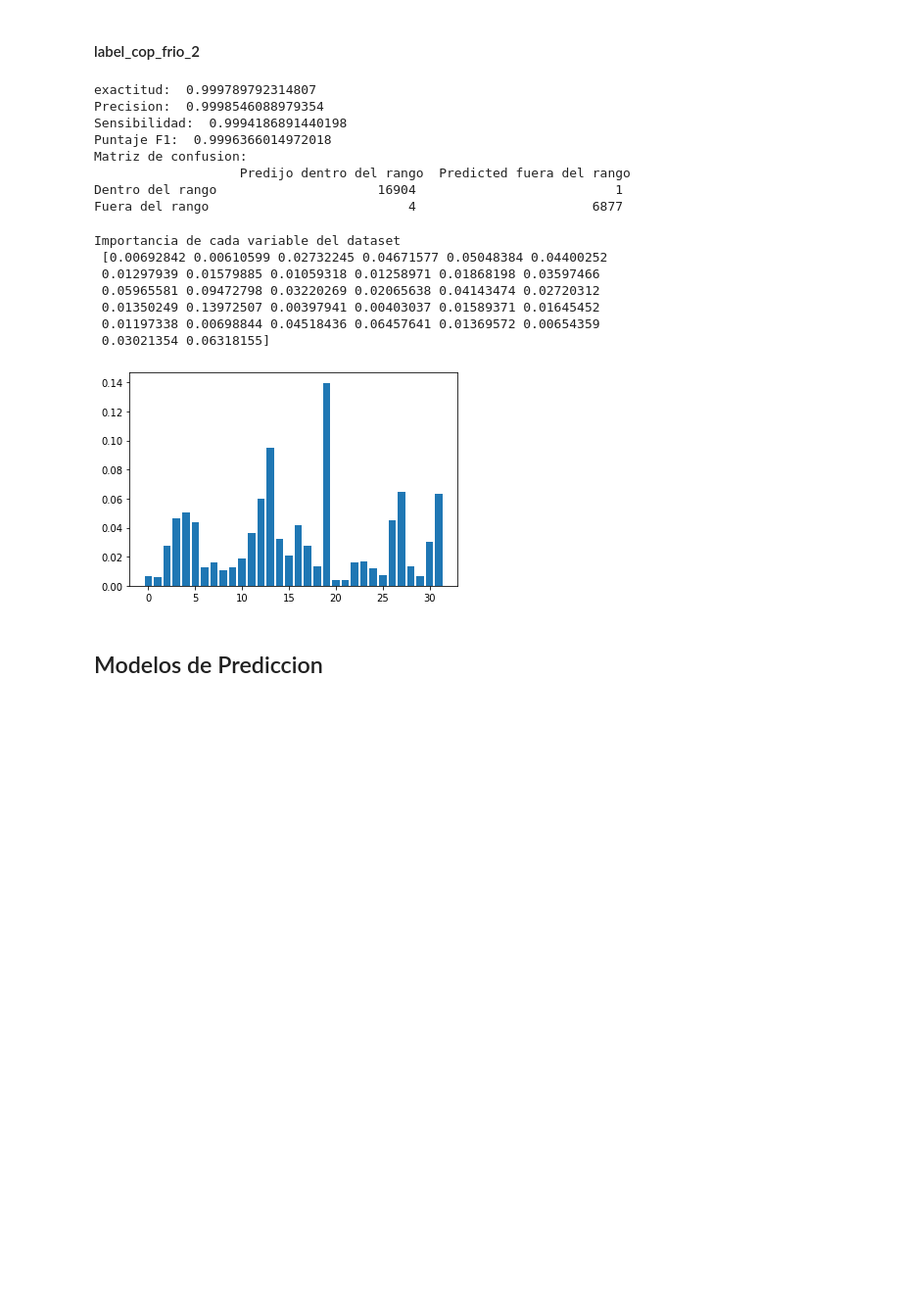
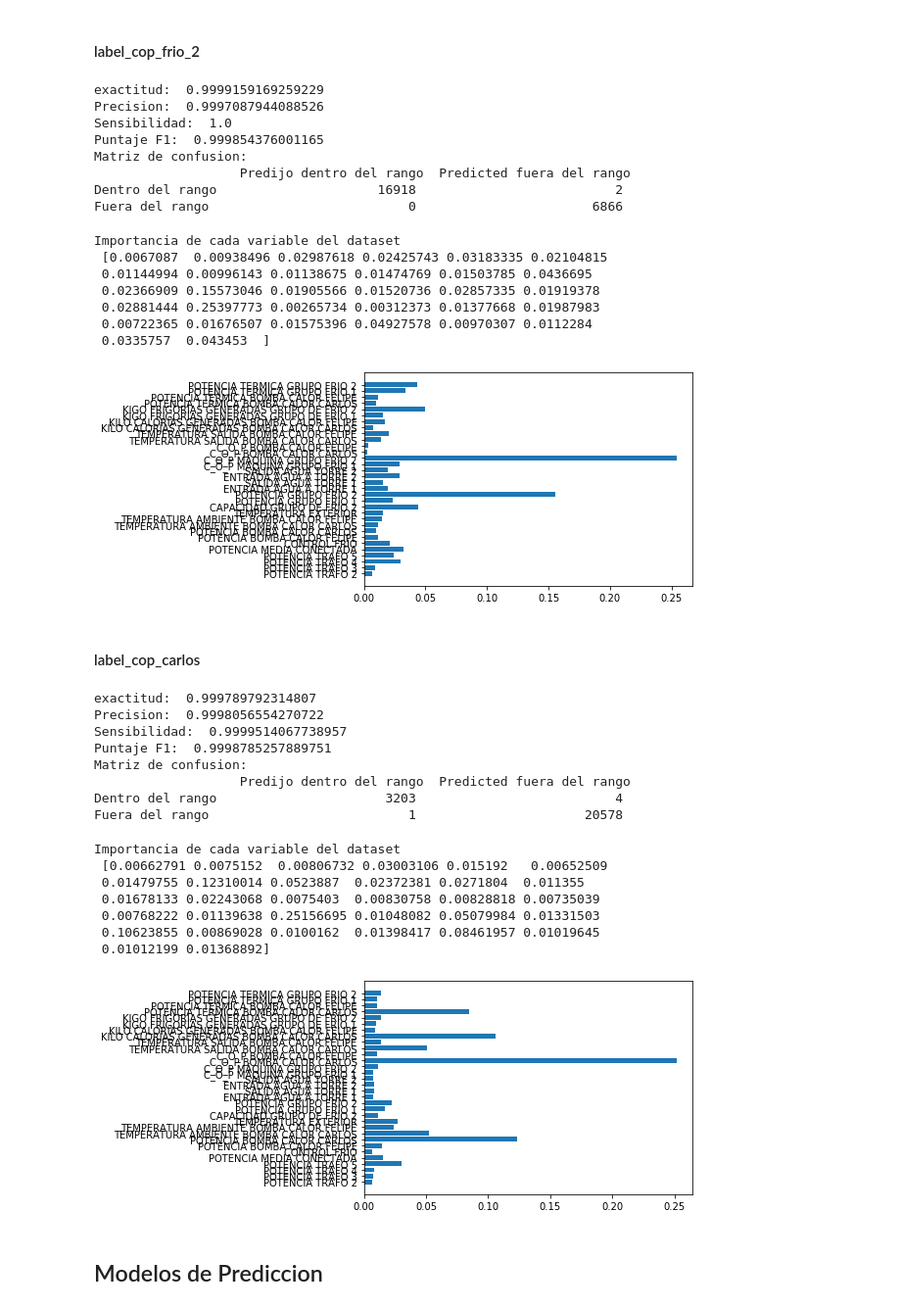
Before and after one commit to douglasag17/ML-SmartBuildings, a Jupyter notebook: AprendizajeSupervisado/aprendizajeSupervisado.ipynb, the cells around one changed output. Shown at 98% size. Drawn from its saved outputs; the diff is of its cells as text; code cells hidden in the pictures; blank space fills up the shorter version.

```diff
--- a/AprendizajeSupervisado/aprendizajeSupervisado.ipynb
+++ b/AprendizajeSupervisado/aprendizajeSupervisado.ipynb
@@ -203,7 +203,10 @@ def randomForestClassifier(X, y):
     print("Importancia de cada variable del dataset\n", model.feature_importances_)
     #Para dibujar todos las variables con su importancia
     from matplotlib import pyplot
-    pyplot.bar(range(len(model.feature_importances_)), model.feature_importances_)
+    pyplot.barh(range(len(model.feature_importances_)), model.feature_importances_, align='center')
+    x = X.columns
+    x_pos = [i for i, _ in enumerate(x)]
+    pyplot.yticks(x_pos, x)
     pyplot.show()
 
     return rf
@@ -249,22 +252,51 @@ y = dataClasificacion["label_cop_frio_2"]
 
 rf = randomForestClassifier(X, y)
 # %% [output]
-exactitud:  0.999789792314807
-Precision:  0.9998546088979354
-Sensibilidad:  0.9994186891440198
-Puntaje F1:  0.9996366014972018
+exactitud:  0.9999159169259229
+Precision:  0.9997087944088526
+Sensibilidad:  1.0
+Puntaje F1:  0.999854376001165
 Matriz de confusion:
                    Predijo dentro del rango  Predicted fuera del rango
-Dentro del rango                     16904                          1
-Fuera del rango                          4                       6877
+Dentro del rango                     16918                          2
+Fuera del rango                          0                       6866
 Importancia de cada variable del dataset
- [0.00692842 0.00610599 0.02732245 0.04671577 0.05048384 0.04400252
- 0.01297939 0.01579885 0.01059318 0.01258971 0.01868198 0.03597466
- 0.05965581 0.09472798 0.03220269 0.02065638 0.04143474 0.02720312
- 0.01350249 0.13972507 0.00397941 0.00403037 0.01589371 0.01645452
- 0.01197338 0.00698844 0.04518436 0.06457641 0.01369572 0.00654359
- 0.03021354 0.06318155]
+ [0.0067087  0.00938496 0.02987618 0.02425743 0.03183335 0.02104815
+ 0.01144994 0.00996143 0.01138675 0.01474769 0.01503785 0.0436695
+ 0.02366909 0.15573046 0.01905566 0.01520736 0.02857335 0.01919378
+ 0.02881444 0.25397773 0.00265734 0.00312373 0.01377668 0.01987983
+ 0.00722365 0.01676507 0.01575396 0.04927578 0.00970307 0.0112284
+ 0.0335757  0.043453  ]
-[figure, old version]
+[figure, new version]
+# %% [markdown]
+#### label_cop_carlos
+# %%
+variables_a_eliminar = ["Fecha- hora de lectura", "label_cop_carlos", "label_cop_felipe", "label_cop_frio_1", "label_cop_frio_2"]
+lista_variables = dataClasificacion.columns.values.tolist()
+subLista = [x for x in lista_variables if x not in variables_a_eliminar]
+
+X = dataClasificacion[subLista]
+#Variable a clasificar
+y = dataClasificacion["label_cop_carlos"]
+
+rf = randomForestClassifier(X, y)
+# %% [output]
+exactitud:  0.999789792314807
+Precision:  0.9998056554270722
+Sensibilidad:  0.9999514067738957
+Puntaje F1:  0.9998785257889751
+Matriz de confusion:
+                   Predijo dentro del rango  Predicted fuera del rango
+Dentro del rango                      3203                          4
+Fuera del rango                          1                      20578
+Importancia de cada variable del dataset
+ [0.00662791 0.0075152  0.00806732 0.03003106 0.015192   0.00652509
+ 0.01479755 0.12310014 0.0523887  0.02372381 0.0271804  0.011355
+ 0.01678133 0.02243068 0.0075403  0.00830758 0.00828818 0.00735039
+ 0.00768222 0.01139638 0.25156695 0.01048082 0.05079984 0.01331503
+ 0.10623855 0.00869028 0.0100162  0.01398417 0.08461957 0.01019645
+ 0.01012199 0.01368892]
+[figure, added]
 # %% [markdown]
 ## Modelos de Prediccion
 # %% [markdown]
```
Also changed, not shown: parts of 8 cells of this notebook.
